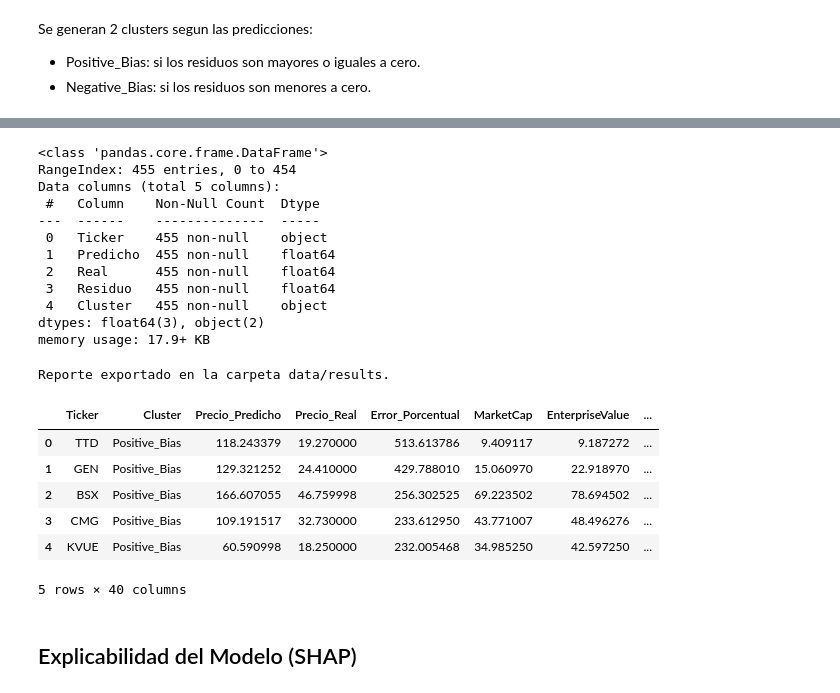
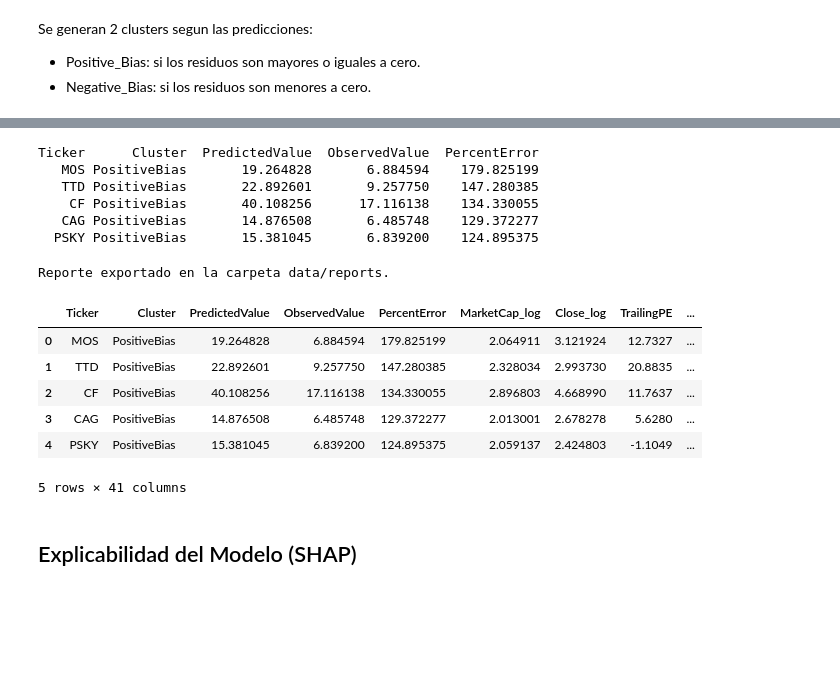
Before and after one commit to sebakremis/FinDataMining, a Jupyter notebook: 03_Modeling.ipynb, the cells around one changed output, grey strips where cells are left out. Cells and saved outputs as stored; diff of their text form; code cells hidden in the pictures; blank space fills up the shorter version.

```diff
--- a/03_Modeling.ipynb
+++ b/03_Modeling.ipynb
@@ -252,57 +258,52 @@ Underprediction: 260 tickers, residuo medio global: -0.5219
 # %%
 # Ordenar resultados por residuos
-resultados_agrupados = resultados_agrupados.sort_values(by='Residuo', ascending=False)
+resultados_agrupados = resultados_agrupados.sort_values(by='Residuals', ascending=False)
 
 # Establer Ticker como columna para exportar resultados
 resultados_agrupados.reset_index(inplace=True)
-resultados_agrupados.info()
+
+# Revertir la transformación log1p a precios lineales para el reporte
+resultados_agrupados['PredictedValue'] = np.expm1(resultados_agrupados['Predicted'])
+resultados_agrupados['ObservedValue'] = np.expm1(resultados_agrupados['Observed'])
+
+# Cálculo del error en porcentaje
+resultados_agrupados['PercentError'] = ((resultados_agrupados['PredictedValue'] - resultados_agrupados['ObservedValue'])/ resultados_agrupados['ObservedValue'])*100
+
+resultados_agrupados.drop(columns=['Predicted', 'Observed', 'Residuals'], inplace=True)
+
+print(resultados_agrupados.head().to_string(index=False))
 # %% [output]
-<class 'pandas.core.frame.DataFrame'>
-RangeIndex: 455 entries, 0 to 454
-Data columns (total 5 columns):
- #   Column    Non-Null Count  Dtype
----  ------    --------------  -----
- 0   Ticker    455 non-null    object
- 1   Predicho  455 non-null    float64
- 2   Real      455 non-null    float64
- 3   Residuo   455 non-null    float64
- 4   Cluster   455 non-null    object
-dtypes: float64(3), object(2)
-memory usage: 17.9+ KB
+Ticker      Cluster  PredictedValue  ObservedValue  PercentError
+   MOS PositiveBias       19.264828       6.884594    179.825199
+   TTD PositiveBias       22.892601       9.257750    147.280385
+    CF PositiveBias       40.108256      17.116138    134.330055
+   CAG PositiveBias       14.876508       6.485748    129.372277
+  PSKY PositiveBias       15.381045       6.839200    124.895375
-# %%
-# Revertir la transformación log1p a precios lineales para el reporte
-resultados_agrupados['Precio_Predicho'] = np.expm1(resultados_agrupados['Predicho'])
-resultados_agrupados['Precio_Real'] = np.expm1(resultados_agrupados['Real'])
-
-# Cálculo del error en porcentaje
-resultados_agrupados['Error_Porcentual'] = ((resultados_agrupados['Precio_Predicho'] - resultados_agrupados['Precio_Real'])/ resultados_agrupados['Precio_Real'])*100
-
-resultados_agrupados.drop(columns=['Predicho', 'Real', 'Residuo'], inplace=True)
 # %%
 # Se genera el reporte final para research posterior
 # Se filtra df para mantener solo la fila más reciente de cada empresa
 df_latest = df.drop_duplicates(subset=['Ticker'], keep='last')
 
 df_reporte = resultados_agrupados.merge(df_latest, how='left', on='Ticker')
 
 dia = datetime.now().day
 mes = datetime.now().month
 year = datetime.now().year
 
-os.makedirs(f"{data_folder}/results", exist_ok=True) # Crear carpeta si no existe
+os.makedirs(f"{data_folder}/reports", exist_ok=True) # Crear carpeta si no existe
 
-df_reporte.to_csv(f"{data_folder}/results/reporte_{year}_{mes}_{dia}.csv", index=False)
-print(f'Reporte exportado en la carpeta {data_folder}/results.')
+df_reporte.to_csv(f"{data_folder}/reports/{year}_{mes}_{dia}.csv", index=False)
+print(f'Reporte exportado en la carpeta {data_folder}/reports.')
 df_reporte.head()
 # %% [output]
-Reporte exportado en la carpeta data/results.
+Reporte exportado en la carpeta data/reports.
-|  | Ticker | Cluster | Precio_Predicho | Precio_Real | Error_Porcentual | MarketCap | EnterpriseValue | ... |
-| 0 | TTD | Positive_Bias | 118.243379 | 19.270000 | 513.613786 | 9.409117 | 9.187272 | ... |
-| 1 | GEN | Positive_Bias | 129.321252 | 24.410000 | 429.788010 | 15.060970 | 22.918970 | ... |
-| 2 | BSX | Positive_Bias | 166.607055 | 46.759998 | 256.302525 | 69.223502 | 78.694502 | ... |
-| 3 | CMG | Positive_Bias | 109.191517 | 32.730000 | 233.612950 | 43.771007 | 48.496276 | ... |
-| 4 | KVUE | Positive_Bias | 60.590998 | 18.250000 | 232.005468 | 34.985250 | 42.597250 | ... |
+|  | Ticker | Cluster | PredictedValue | ObservedValue | PercentError | MarketCap_log | Close_log | TrailingPE | ... |
+| 0 | MOS | PositiveBias | 19.264828 | 6.884594 | 179.825199 | 2.064911 | 3.121924 | 12.7327 | ... |
+| 1 | TTD | PositiveBias | 22.892601 | 9.257750 | 147.280385 | 2.328034 | 2.993730 | 20.8835 | ... |
+| 2 | CF | PositiveBias | 40.108256 | 17.116138 | 134.330055 | 2.896803 | 4.668990 | 11.7637 | ... |
+| 3 | CAG | PositiveBias | 14.876508 | 6.485748 | 129.372277 | 2.013001 | 2.678278 | 5.6280 | ... |
+| 4 | PSKY | PositiveBias | 15.381045 | 6.839200 | 124.895375 | 2.059137 | 2.424803 | -1.1049 | ... |
-5 rows × 40 columns
+5 rows × 41 columns
 # %% [markdown]
 ## Explicabilidad del Modelo (SHAP)
 # %%
```
Also changed, not shown: parts of 8 cells of this notebook, 3 other files.
